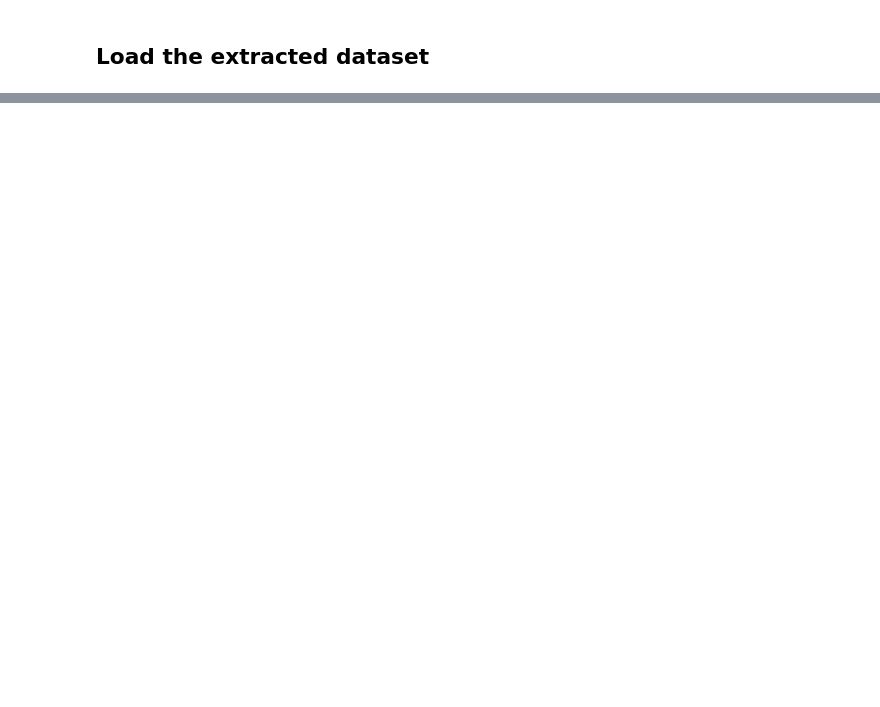
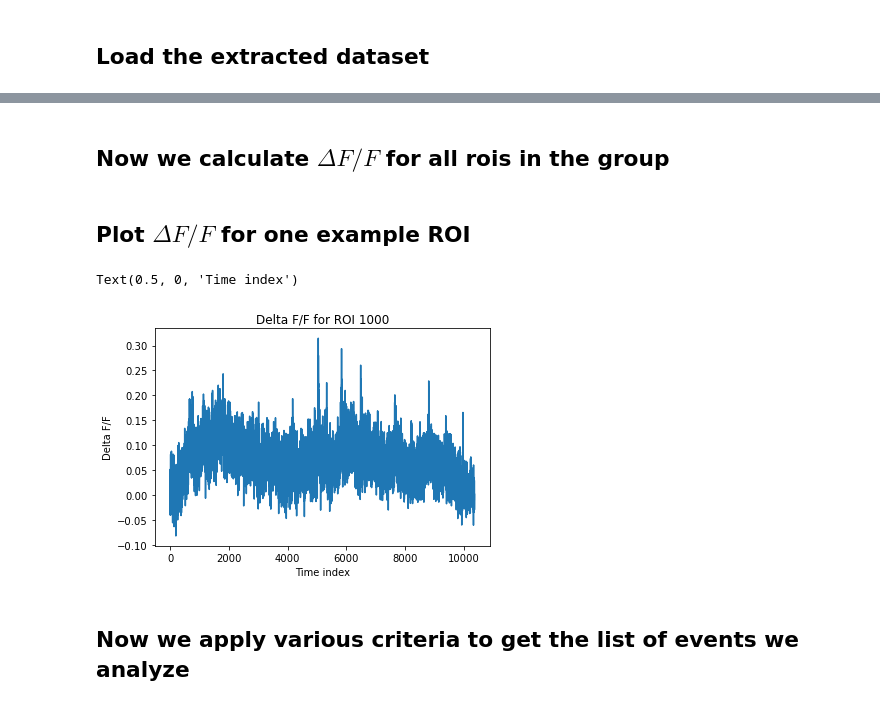
Before and after one commit to neuro-will/keller_zlatic_vnc, a Jupyter notebook: spont_whole_brain_stats/load_raw_data.ipynb, the cells around one changed output, grey strips where cells are left out. Cells and saved outputs as stored; diff of their text form; code cells hidden in the pictures; blank space fills up the shorter version.

Commit message:
Finished example notebook of how to view raw data for spontaneous activity analysis.

```diff
--- a/spont_whole_brain_stats/load_raw_data.ipynb
+++ b/spont_whole_brain_stats/load_raw_data.ipynb
@@ -30,0 +118,2 @@ WindowsPath('W:/SV4/CW_18-02-15/L1-561nm-openLoop_20180215_163233.corrected/extr
+# %%
+ex_roi_index = 1000
@@ -30,0 +124,36 @@ WindowsPath('W:/SV4/CW_18-02-15/L1-561nm-openLoop_20180215_163233.corrected/extr
+# %% [markdown]
+## Now we calculate $\Delta F/F$ for all rois in the group
+# %%
+# Get a list of all the data matrices that are associated with this ROI group
+roi_ts_labels = extracted_dataset.roi_groups[roi_group]['ts_labels']
+
+# Find the data matrix holding the floursence value time series for the rois
+f_ts_label = roi_ts_labels[
+    np.squeeze(np.where([re.match('f_*', ts) is not None for ts in roi_ts_labels])).item()
+]
+
+# Find the data matrix holding the baselines calculated with long sliding windows (all results were calculated with
+# long sliding windows)
+
+bl_ts_label = roi_ts_labels[
+    np.squeeze(np.where([re.match('bl.*long', ts) is not None for ts in roi_ts_labels])).item()
+]
+# %%
+# Load matrices holding flourescence and baselines values that were pre-calculated and stored in the extracted data
+f = extracted_dataset.ts_data[f_ts_label]['vls'][:]
+b = extracted_dataset.ts_data[bl_ts_label]['vls'][:]
+# %%
+# Calculate $DFF$ values for all ROIs
+dff = calc_dff(f=f, b=b, background=ps['background'], ep=ps['ep'])
+# %% [markdown]
+## Plot $\Delta F/F$ for one example ROI
+# %%
+plt.plot(dff[:, ex_roi_index])
+plt.title('Delta F/F for ROI ' + str(ex_roi_index))
+plt.ylabel('Delta F/F')
+plt.xlabel('Time index')
+# %% [output]
+Text(0.5, 0, 'Time index')
+[figure, added]
+# %% [markdown]
+## Now we apply various criteria to get the list of events we analyze
```
Also changed, not shown: parts of 22 cells of this notebook.
